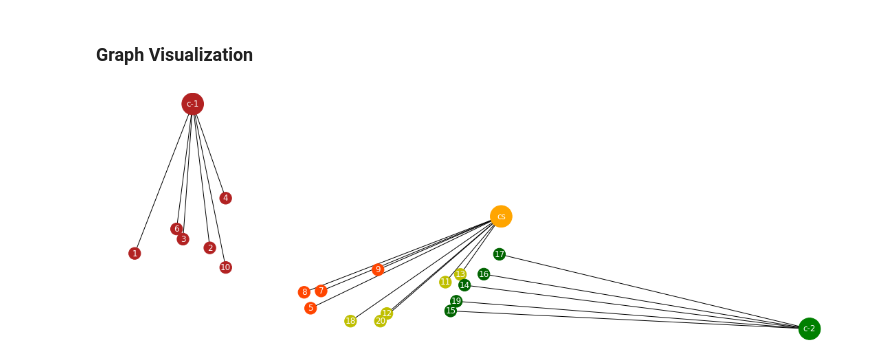
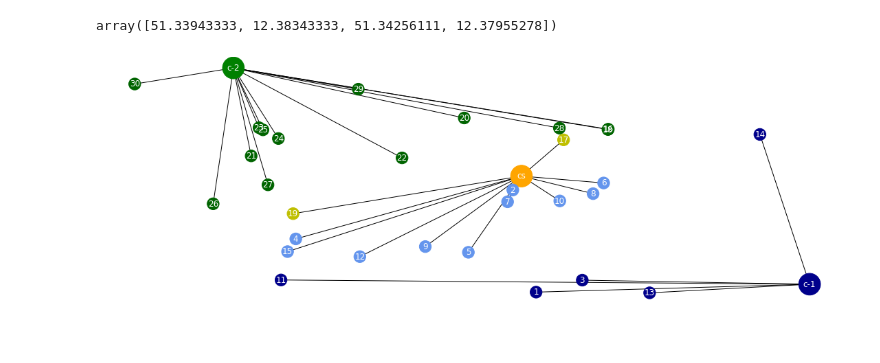
Before and after one commit to CarolineZoll/EDS, a Jupyter notebook: CoMP_Analysis.ipynb, the cells around one changed output. Drawn from its saved outputs; the diff is of its cells as text; code cells hidden in the pictures.

Commit message:
index impl

```diff
--- a/CoMP_Analysis.ipynb
+++ b/CoMP_Analysis.ipynb
@@ -403,33 +689,18 @@ sh.cdf_3(x,'all ues','blue',y,'comp ues','green',z,'no_comp ues','red','CDF of t
-# %%
-m=0
-for i in ue_all[0:10]:
-    m+=i.mR
-m2=0
-for i in ue_all[0:10]:
-    m2+=i.mR2
-print('av. mean rate cell 1')
-print('no comp:',m/10)
-print('comp:',m2/10)
-m=0
-for i in ue_all[10:20]:
-    m+=i.mR
-m2=0
-for i in ue_all[10:20]:
-    m2+=i.mR2
-print('av. mean rate cell 2')
-print('no comp:', m/10)
-print('comp:',m2/10)
-# %% [markdown]
-### Graph Visualization
+# %%
+BS_pos
+# %% [output]
+array([51.33943333, 12.38343333, 51.34256111, 12.37955278])
 # %%
 import plotly.graph_objects as go
 import networkx as nx
 
+mode='user-assignment'
+#mode='comp-gain'
+
 df2 = pd.read_json("Prepro/cell_data.txt")
 d={}
-for i in df2.index:
-    c=df2.loc[i]['cell']
-    d.update({c['pci']:df2.loc[i]['pos']})
+for i in df_cell.index:
+    d.update({df_cell.loc[i]['pci']:[df_cell.loc[i]['lat'],df_cell.loc[i]['lon']]})
 
 BS_pos=np.array([])
 for i in cluster:
@@ -449,35 +720,58 @@ loc_dic.update({'c-2':[BS_pos[3],BS_pos[2]]})
 counter=1
 for i in ue_all:
     loc_dic.update({counter:[i.y,i.x]})
     counter+=1
 
 G.add_nodes_from(x)
 
-n_c=np.array(['orange','firebrick','green'])
+n_c=np.array(['orange','darkblue','green'])
 counter=1
 for i in ue_all:
     #loc_dic.update({counter:[i.x,i.y]})
     if(i.comp==1):
         G.add_edge(counter,'cs')
         if(i.cell1==cluster[0]):
-            n_c=np.append(n_c,'orangered')
+            n_c=np.append(n_c,'cornflowerblue')
         elif(i.cell1==cluster[1]):
             n_c=np.append(n_c,'y')
     else:
         if(i.cell1==cluster[0]):
             G.add_edge(counter,'c-1')
-            n_c=np.append(n_c,'firebrick')
+            n_c=np.append(n_c,'darkblue')
         elif(i.cell1==cluster[1]):
             G.add_edge(counter,'c-2')
             n_c=np.append(n_c,'darkgreen')
     counter+=1
 
 n_s=np.ones(ue_nr*2+3)*300
 n_s[0:3]=1000
 
+m=np.array([])
+m=np.append(m,[1,1,1])
+t=np.array([])
+t=np.append(t,[1,1,1])
+for i in ue_all:
+    m=np.append(m,(i.mR2/i.mR))
+    if(i.comp==1):
+        t=np.append(t,i.tbs2)
+    else:
+        t=np.append(t,i.tbs)
+vmin = np.min(m)
+vmax = np.max(m)
+m=10*np.log10(m)
+
 plt.figure(3,figsize=(15,5))
-nx.draw(G,pos=loc_dic,with_labels=True,node_color=n_c,font_color='white',node_size=n_s)
+#cmap='RdBu'
+cmap='RdYlGn'
+if(mode=='user-assignment'):
+    nx.draw(G,pos=loc_dic,with_labels=True,node_color=n_c,font_color='white',node_size=n_s)
+elif(mode=='comp-gain'):
+    nx.draw(G,pos=loc_dic,with_labels=True,node_color=m,font_color='white',node_size=n_s,cmap=cmap)
+    sm = plt.cm.ScalarMappable(cmap=cmap, norm=plt.Normalize(vmin = vmin, vmax=vmax))
+    sm._A = []
+    x=plt.colorbar(sm)
+    x.set_label('CoMP gain in [dB]', rotation=270,labelpad=20)
 plt.draw()
 plt.show()
 # %% [output]
-[figure, old version]
+[figure, new version]
```
Also changed, not shown: parts of 49 cells of this notebook, 5 other files.
